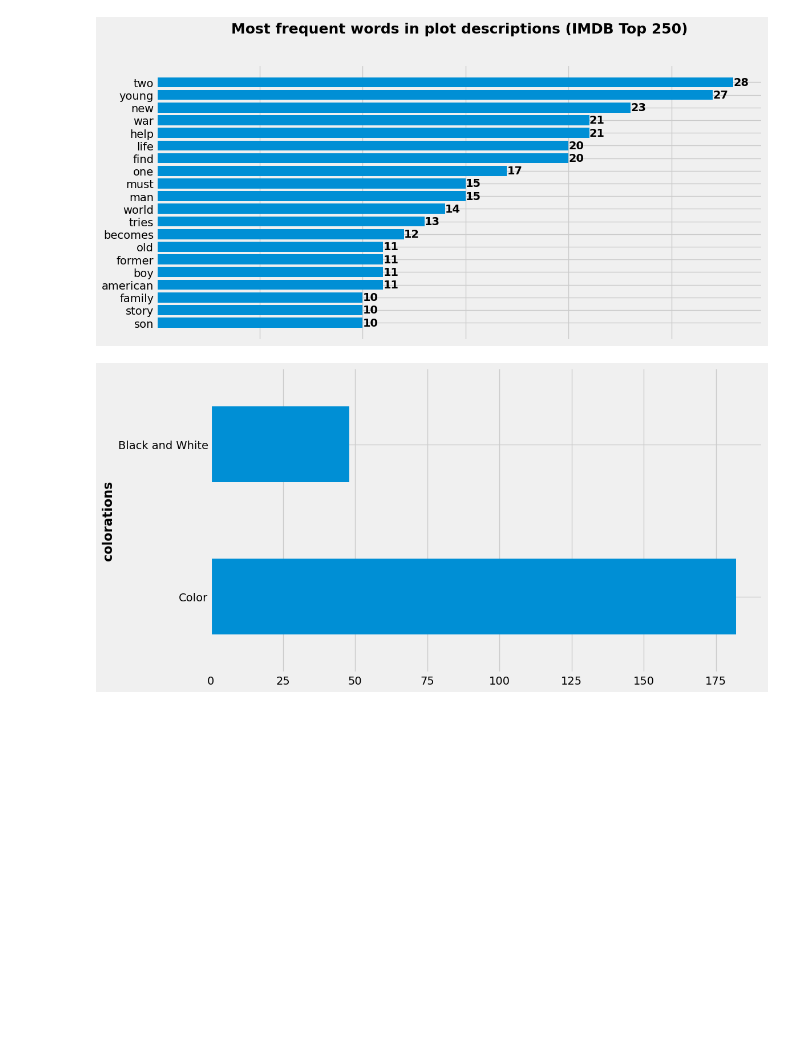
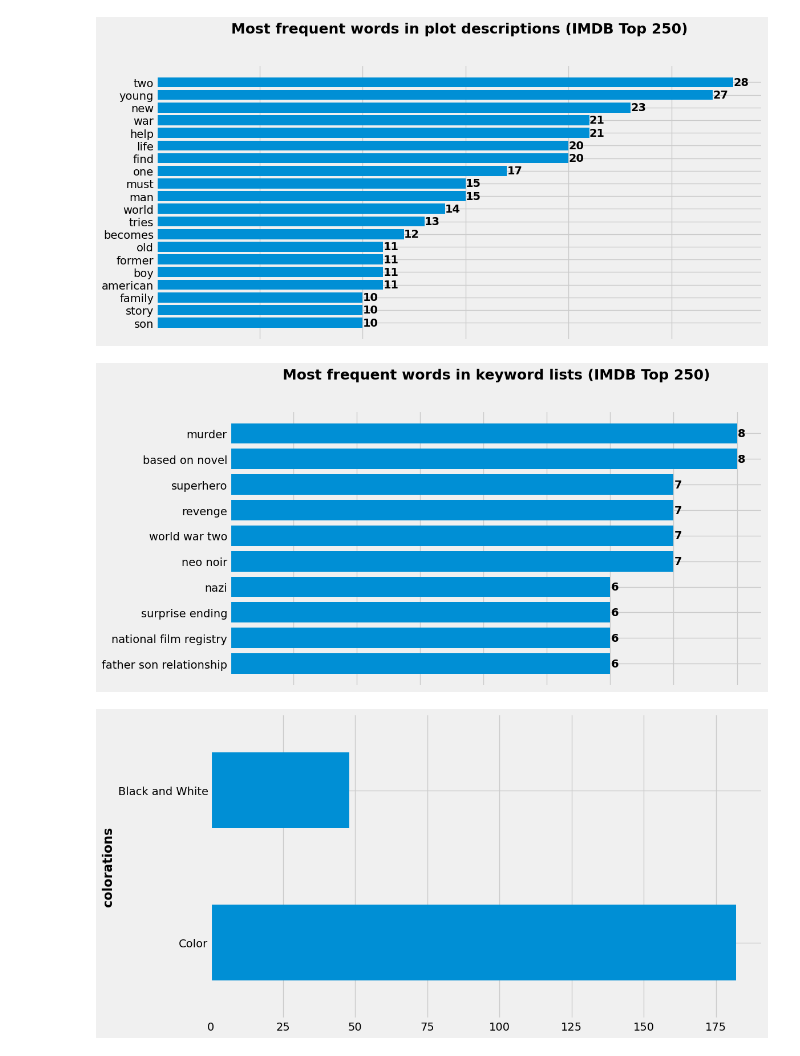
Before and after one commit to dmitkov28/notebooks, a Jupyter notebook: notebooks/ML/movies/imdb/imdb_2.ipynb, the cells around one changed output. Cells and saved outputs as stored; diff of their text form; code cells hidden in the pictures; blank space fills up the shorter version.

Commit message:
update imdb notebook

```diff
--- a/notebooks/ML/movies/imdb/imdb_2.ipynb
+++ b/notebooks/ML/movies/imdb/imdb_2.ipynb
@@ -1048,15 +1048,17 @@ counter = Counter(keywords)
 most_common_keywords = counter.most_common(10)
 # %%
 fig, ax = plt.subplots()
-ax.set_title("Most frequent words in keywords (IMDB Top 250)")
-words = [x[0] for x in most_common_words]
-values = [x[1] for x in most_common_words]
+ax.set_title("Most frequent words in keyword lists (IMDB Top 250)")
+words = [x[0] for x in most_common_keywords]
+values = [x[1] for x in most_common_keywords]
 bars = ax.barh(words, values)
 for i, bar in enumerate(bars):
     ax.text(bar.get_width() + 0.01, bar.get_y() + bar.get_height() / 2, values[i], fontweight="bold", va="center")
 ax.invert_yaxis()
 ax.set_xticklabels([])
 plt.show()
+# %% [output]
+[figure, added]
 # %%
 df["colorations"].dropna().value_counts().plot(kind="barh")
 plt.show()
```
Also changed, not shown: parts of 8 cells of this notebook.
